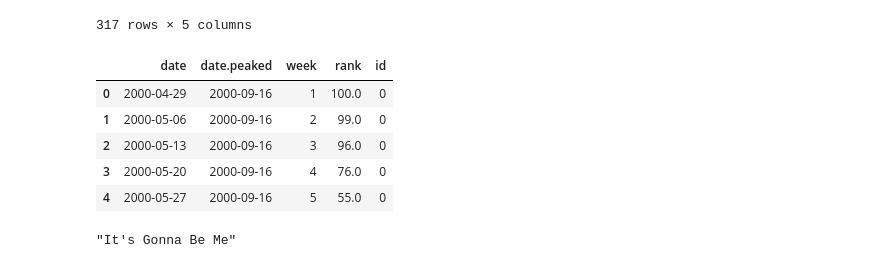
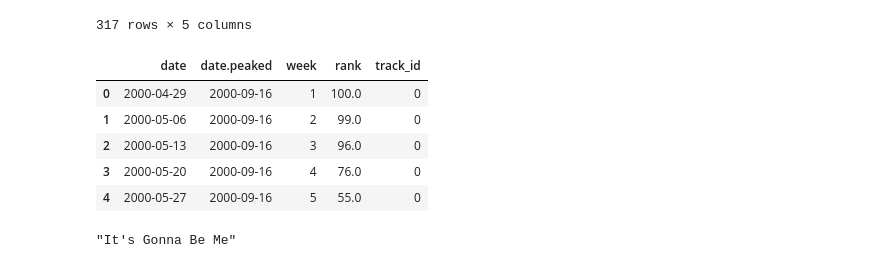
Before and after one commit to kellydai/data-science, a Jupyter notebook: exercise2.ipynb, the cells around one changed output. Cells and saved outputs as stored; diff of their text form; code cells hidden in the pictures.

```diff
--- a/exercise2.ipynb
+++ b/exercise2.ipynb
@@ -133,14 +133,14 @@ billboard_songs
 317 rows × 5 columns
 # %%
 billboard_songs=billboard.loc[:,["artist.inverted", "track", "time", "genre"]].drop_duplicates()
-billboard_songs['id'] = billboard.groupby(['track']).ngroup()
+billboard_songs['track_id'] = billboard.groupby(['track']).ngroup()
 billboard_songs.head()
 
 billboard_charts=billboard.loc[:,["date", "date.peaked", "week", "rank"]]
-billboard_charts['id'] = billboard.groupby(['track']).ngroup()
+billboard_charts['track_id'] = billboard.groupby(['track']).ngroup()
 billboard_charts.head()
 # %% [output]
-|  | date | date.peaked | week | rank | id |
+|  | date | date.peaked | week | rank | track_id |
 | 0 | 2000-04-29 | 2000-09-16 | 1 | 100.0 | 0 |
 | 1 | 2000-05-06 | 2000-09-16 | 2 | 99.0 | 0 |
 | 2 | 2000-05-13 | 2000-09-16 | 3 | 96.0 | 0 |
```
